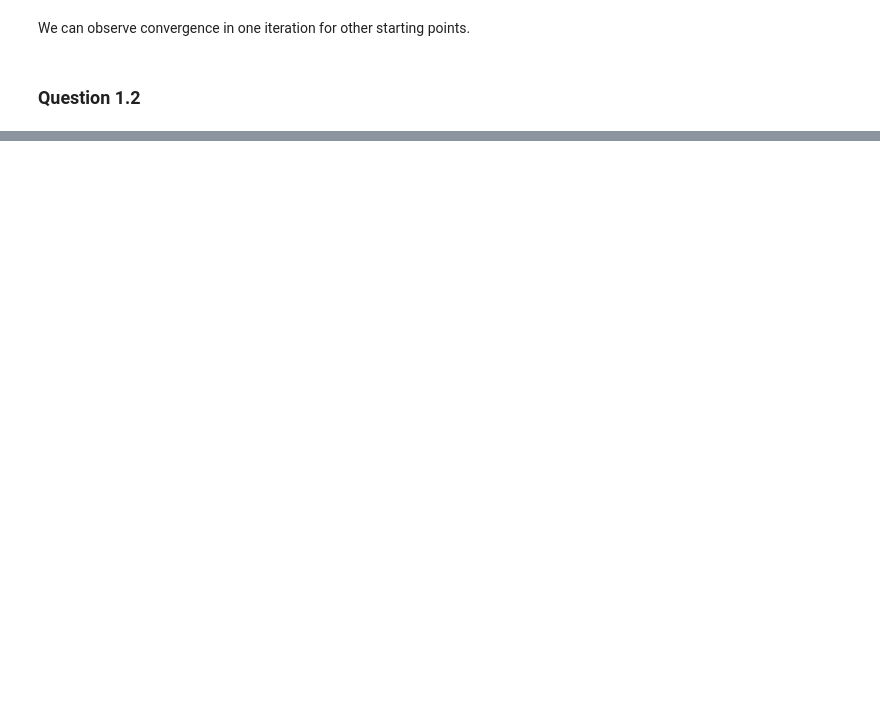
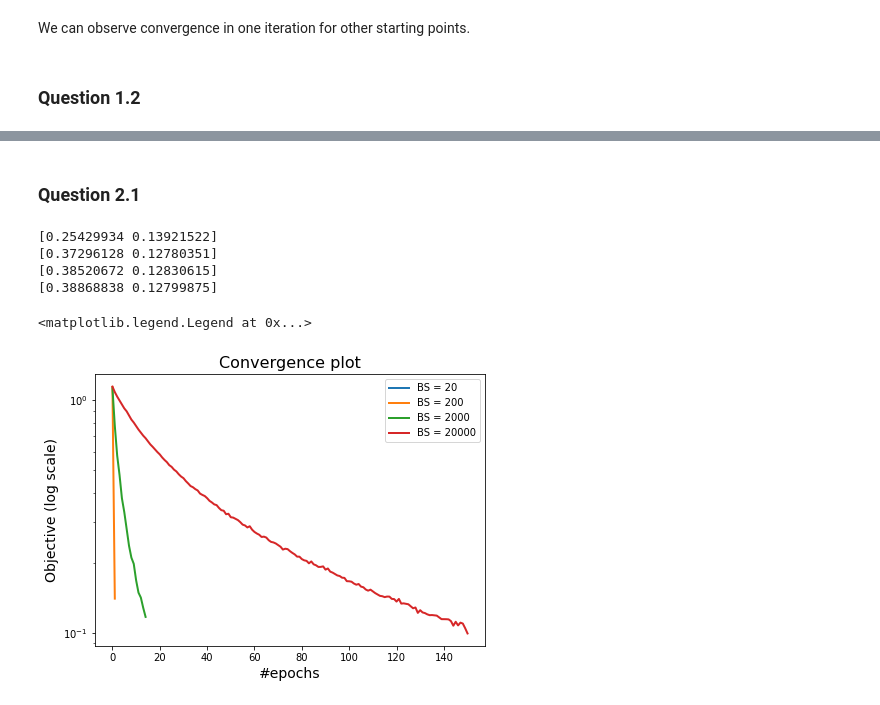
Before and after one commit to MarinaChau/IASD_classes, a Jupyter notebook: OML/ProjectOML_MarinaCHAU.ipynb, the cells around one changed output, grey strips where cells are left out. Saved outputs shown, nothing was run; the diff lists cells and outputs as text; code cells hidden in the pictures; blank space fills up the shorter version.

```diff
--- a/OML/ProjectOML_MarinaCHAU.ipynb
+++ b/OML/ProjectOML_MarinaCHAU.ipynb
@@ -169,0 +511,3 @@ We can observe convergence in one iteration for other starting points.
+# %%
+%%memit
+sol , D = BFGS(rosenbrock, w_0_1, np.ones(2), 0.001, 0.0001, 0.5)
@@ -169,0 +550,16 @@ We can observe convergence in one iteration for other starting points.
+# %%
+def simu_linmodel(w, n, std=1., corr=0.5):
+    d = w.shape[0]
+    cov = toeplitz(corr ** np.arange(0, d))
+    X = multivariate_normal(np.zeros(d), cov, size=n)
+    noise = std * randn(n)
+    y = X.dot(w) + noise
+    return X, y
+
+
+w_true = np.array([10.0, 0.0])
+X,y = simu_linmodel(w_true, 20000, std=2., corr=0.5)
+y = np.sign(y)
+
+w_0_origin = np.zeros(2)
+w_0_1 = np.array([-1.2,1])
@@ -169,0 +608,34 @@ We can observe convergence in one iteration for other starting points.
+# %% [markdown]
+### Question 2.1
+# %%
+#sol_1 , D_1 = stoch_new(f, w_0_1, w_true, 0.01,  1, 1, X,y, method="constant", a=0.01, lam=0.5) #converge pas avec un batch_size de 1
+sol_20 , D_20 = stoch_new(f, w_0_1, w_true, 0.1,  20, 20, X,y, method="constant", a=0.01, lam=0.5)
+print(sol_20)
+D_20_val = [D_20[i] for i in np.arange(0, len(D_20), 1000)]
+sol_200 , D_200 = stoch_new(f, w_0_1, w_true, 0.1,  200, 200, X,y, method="constant", a=0.01, lam=0.5)
+print(sol_200)
+D_200_val = [D_200[i] for i in np.arange(0, len(D_200), 100)]
+sol_2000 , D_2000 = stoch_new(f, w_0_1, w_true, 0.1,  2000, 2000, X,y, method="constant", a=0.01, lam=0.5)
+print(sol_2000)
+D_2000_val = [D_2000[i] for i in np.arange(0, len(D_2000), 10)]
+sol_20000 , D_20000= stoch_new(f, w_0_1, w_true, 0.1,  20000, 20000, X,y, method="constant", a=0.01, lam=0.5)
+print(sol_20000)
+# %% [output]
+[0.25429934 0.13921522]
+[0.37296128 0.12780351]
+[0.38520672 0.12830615]
+[0.38868838 0.12799875]
+# %%
+# In terms of objective value (logarithmic scale)
+plt.figure(figsize=(7, 5))
+plt.semilogy(D_20_val, label="BS = 20", lw=2)
+plt.semilogy(D_200_val, label="BS = 200", lw=2)
+plt.semilogy(D_2000_val, label="BS = 2000", lw=2)
+plt.semilogy(D_20000, label="BS = 20000", lw=2)
+plt.title("Convergence plot", fontsize=16)
+plt.xlabel("#epochs", fontsize=14)
+plt.ylabel("Objective (log scale)", fontsize=14)
+plt.legend()
+# %% [output]
+<matplotlib.legend.Legend at 0x...>
+[figure, added]
```
Also changed, not shown: parts of 45 cells of this notebook.
